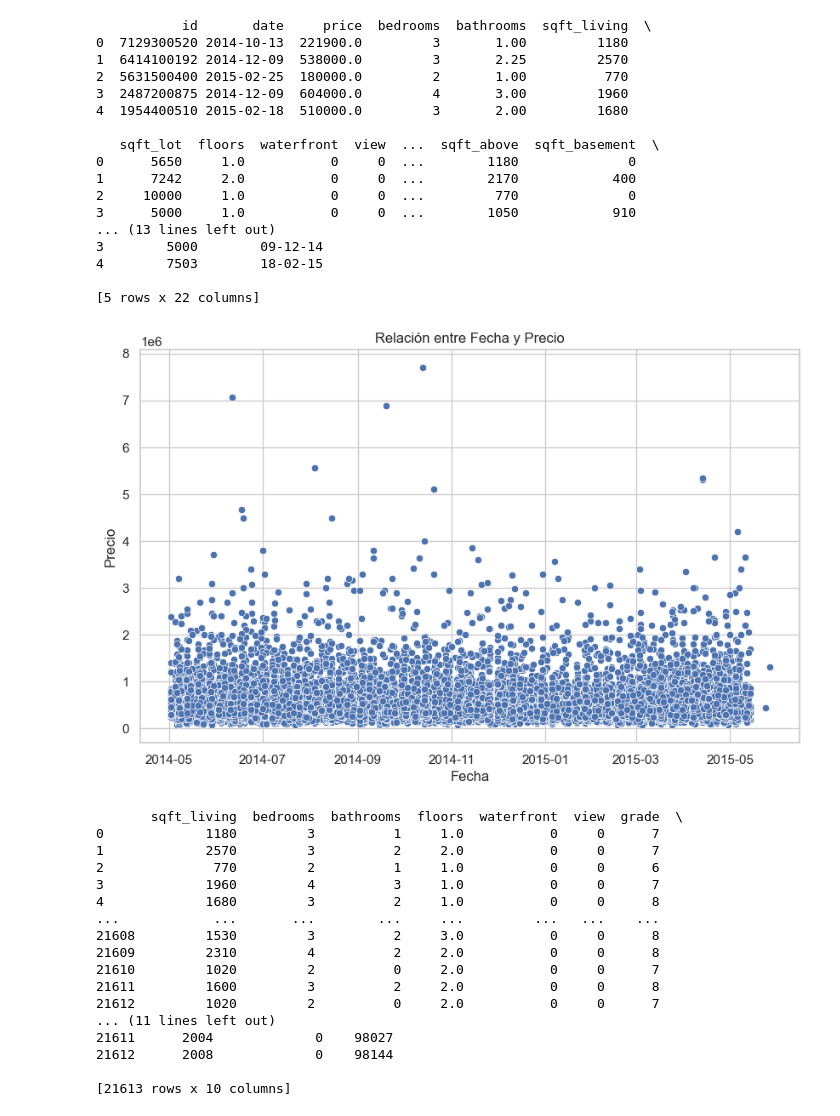
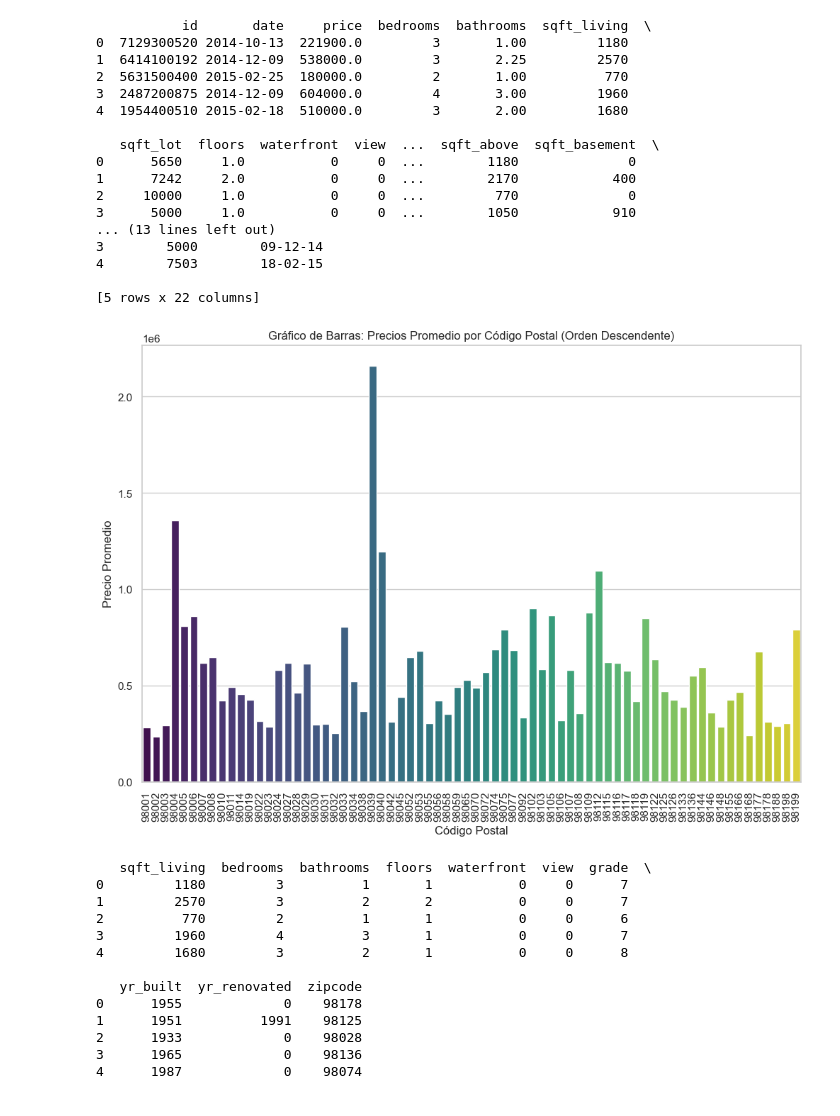
Before and after one commit to AI-School-F5-P2/ML_Predicter, a Jupyter notebook: Datos.ipynb, the cells around one changed output. Cells and saved outputs as stored; diff of their text form; code cells hidden in the pictures.

```diff
--- a/Datos.ipynb
+++ b/Datos.ipynb
@@ -146,49 +170,55 @@ print(data.head())
 4        7503        18-02-15
 
 [5 rows x 22 columns]
-# %%
-# Configuración de estilo de Seaborn
-sns.set(style="whitegrid")
-
-# Crear el gráfico de dispersión
-plt.figure(figsize=(10, 6))
-sns.scatterplot(data=data, x='date', y='price')
-plt.title('Relación entre Fecha y Precio')
-plt.xlabel('Fecha')
-plt.ylabel('Precio')
-plt.show()
-# %% [output]
-[figure, removed]
+# %%
+# Cargar tus datos en un DataFrame
+data = pd.read_csv('kc_house_data.csv')
+
+# Crear una tabla pivot para los precios promedio por código postal
+pivot_table = data.pivot_table(index='zipcode', values='price', aggfunc='mean')
+
+# Ordenar la tabla pivot por precio promedio de manera descendente
+pivot_table = pivot_table.sort_values(by='price', ascending=False)
+
+# Crear el gráfico de barras con los códigos postales en orden descendente
+plt.figure(figsize=(12, 8))
+sns.barplot(x=pivot_table.index, y=pivot_table['price'], palette='viridis')
+plt.title('Gráfico de Barras: Precios Promedio por Código Postal (Orden Descendente)')
+plt.xlabel('Código Postal')
+plt.ylabel('Precio Promedio')
+plt.xticks(rotation=90)
+plt.show()
+# %% [output]
+[figure, added]
 # %%
+import pandas as pd
+
 # Cargar tus datos en un DataFrame
 data = pd.read_csv('kc_house_data.csv')
 
 # Seleccionar las columnas deseadas
 selected_columns = ['sqft_living', 'bedrooms', 'bathrooms', 'floors', 'waterfront', 'view', 'grade', 'yr_built', 'yr_renovated', 'zipcode']
 
-# Convertir la columna 'bathrooms' a números enteros
+# Convertir las columnas 'bathrooms' y 'floors' a números enteros
 data['bathrooms'] = data['bathrooms'].astype(int)
+data['floors'] = data['floors'].astype(int)
 
 # Crear un nuevo DataFrame con las columnas seleccionadas
 selected_data = data.loc[:, selected_columns]
 
 # Imprimir el nuevo DataFrame
-print(selected_data)
+print(selected_data.head())
 # %% [output]
-       sqft_living  bedrooms  bathrooms  floors  waterfront  view  grade  \
-0             1180         3          1     1.0           0     0      7
-1             2570         3          2     2.0           0     0      7
-2              770         2          1     1.0           0     0      6
-3             1960         4          3     1.0           0     0      7
-4             1680         3          2     1.0           0     0      8
-...            ...       ...        ...     ...         ...   ...    ...
-21608         1530         3          2     3.0           0     0      8
-21609         2310         4          2     2.0           0     0      8
-21610         1020         2          0     2.0           0     0      7
-21611         1600         3          2     2.0           0     0      8
-21612         1020         2          0     2.0           0     0      7
-... (11 lines left out)
-21611      2004             0    98027
-21612      2008             0    98144
+   sqft_living  bedrooms  bathrooms  floors  waterfront  view  grade  \
+0         1180         3          1       1           0     0      7
+1         2570         3          2       2           0     0      7
+2          770         2          1       1           0     0      6
+3         1960         4          3       1           0     0      7
+4         1680         3          2       1           0     0      8
 
-[21613 rows x 10 columns]
+   yr_built  yr_renovated  zipcode
+0      1955             0    98178
+1      1951          1991    98125
+2      1933             0    98028
+3      1965             0    98136
+4      1987             0    98074
```
Also changed, not shown: parts of 10 cells of this notebook.
